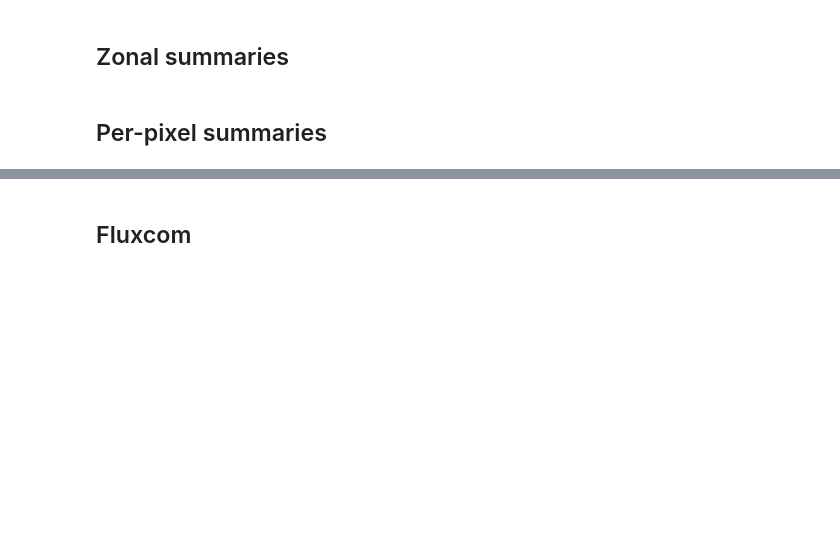
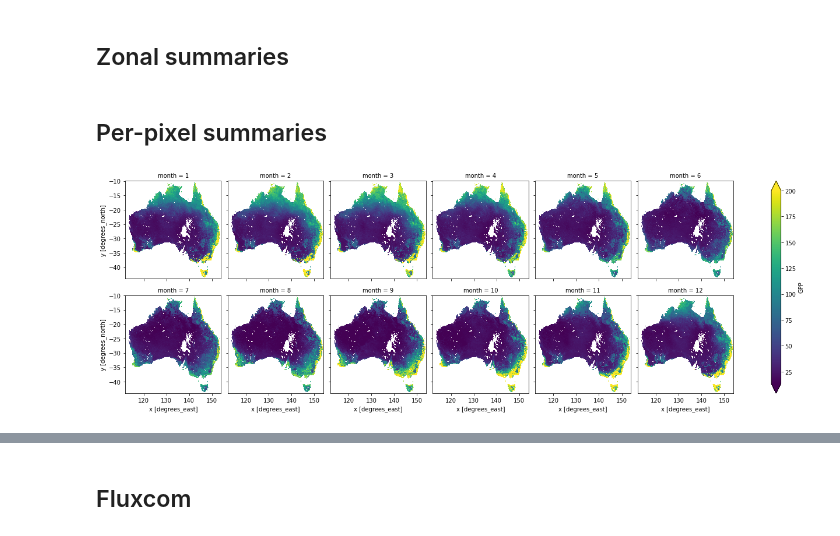
Before and after one commit to cbur24/NEE_modelling, a Jupyter notebook: 6_Plot_results.ipynb, the cells around one changed output, grey strips where cells are left out. Saved outputs shown, nothing was run; the diff lists cells and outputs as text; code cells hidden in the pictures; blank space fills up the shorter version.

```diff
--- a/6_Plot_results.ipynb
+++ b/6_Plot_results.ipynb
@@ -16,8 +16,8 @@ from datacube.utils.cog import write_cog
 # %% [markdown]
 ## Analysis Parameters
 # %%
-var = 'NEE'
-results_name = 'NEE_2003_2021.nc'
+var = 'ER'
+results_name = 'GPP_2003_2021.nc'
 data_path = '/g/data/os22/chad_tmp/NEE_modelling/results/prediction_data/prediction_data_2002-10_2021.nc'
 # %% [markdown]
 ### Open predictions
@@ -27,7 +27,7 @@ ds = xr.open_dataarray('/g/data/os22/chad_tmp/NEE_modelling/results/predictions/
 ### Create a mask
 # %%
 data = xr.open_dataset(data_path)
-mask = data.lai.isnull().all('time')
+mask = data.lai.isnull().any('time')
 # %% [markdown]
 ## Facet plots
 # %%
@@ -81,6 +81,8 @@ plt.tight_layout();
 monthly_mean = ds.groupby('time.month').mean()
 monthly_std = ds.groupby('time.month').std()
 # %%
-monthly_mean.where(~mask).plot.imshow(col='month', col_wrap=6, robust=True, cmap='RdBu_r');
+monthly_mean.where(~mask).plot.imshow(col='month', col_wrap=6, robust=True, vmax=200); #cmap='RdBu_r'
+# %% [output]
+[figure, added]
 # %%
 monthly_std.where(~mask).plot.imshow(col='month', col_wrap=6,robust=True, cmap='magma');
```
Also changed, not shown: parts of 11 cells of this notebook, 6 other files.
